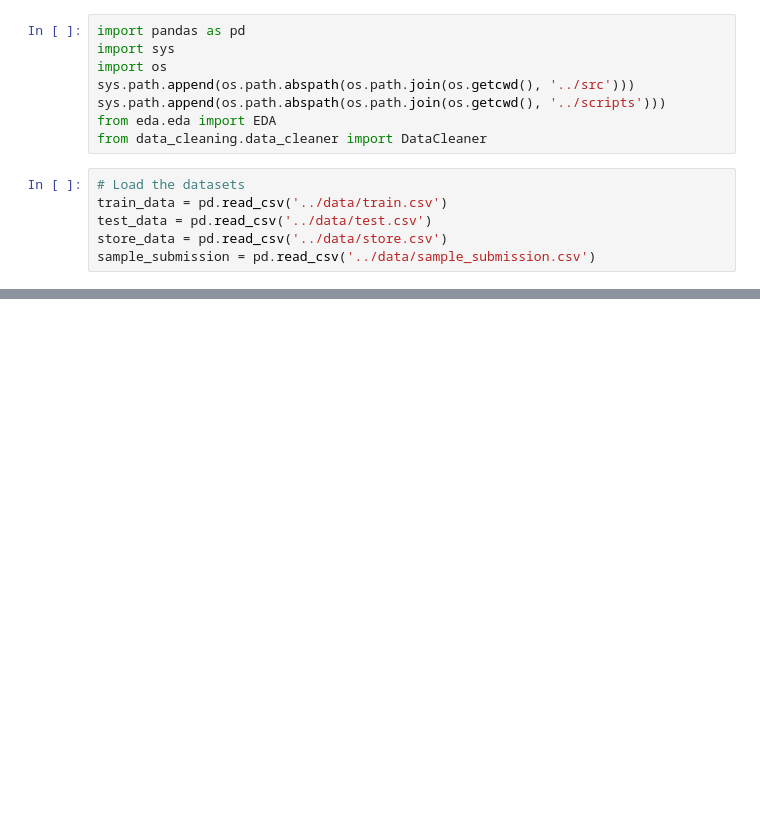
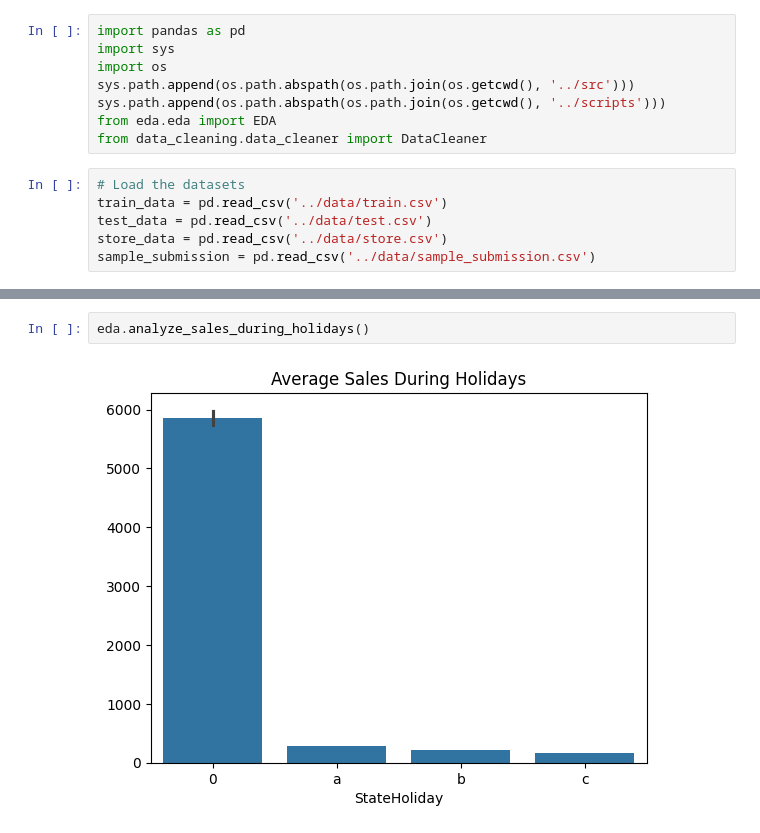
Before and after one commit to fsefu/store-sales-forecast, a Jupyter notebook: notebooks/eda.ipynb, the cells around one changed output, grey strips where cells are left out. Saved outputs shown, nothing was run; the diff lists cells and outputs as text; blank space fills up the shorter version.

```diff
--- a/notebooks/eda.ipynb
+++ b/notebooks/eda.ipynb
@@ -51,0 +55,4 @@ AttributeError: 'DataCleaner' object has no attribute 'train_data'
+# %%
+eda.analyze_sales_during_holidays()
+# %% [output]
+[figure, added]
```
Also changed, not shown: parts of 15 cells of this notebook, 2 other files.
